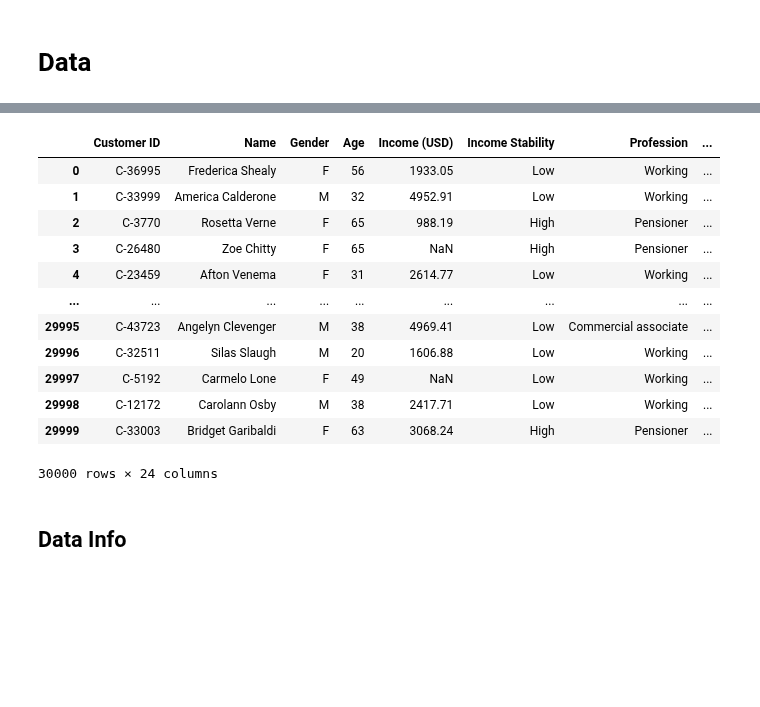
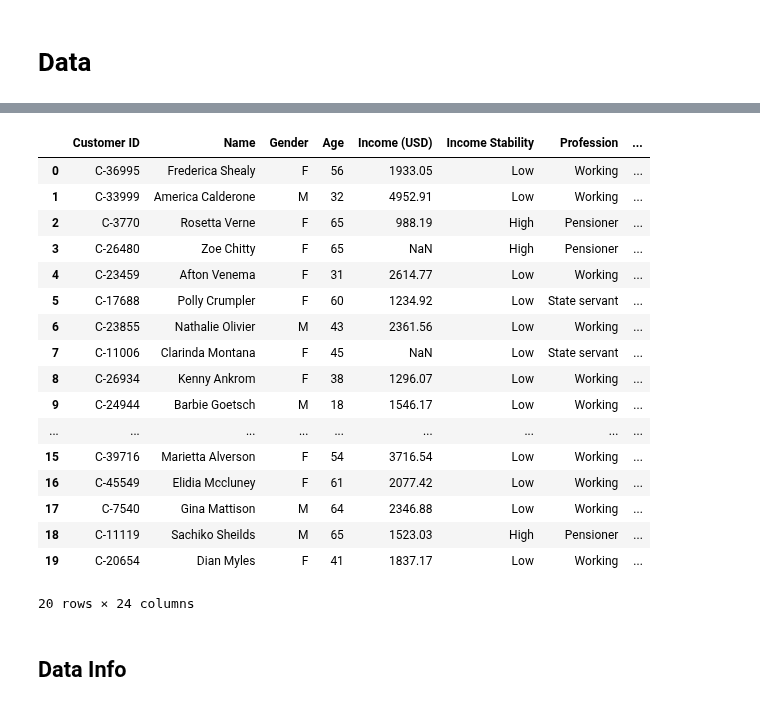
Before and after one commit to JonathanSuryaS/AOL---Machine-Learning, a Jupyter notebook: main.ipynb, the cells around one changed output, grey strips where cells are left out. Saved outputs shown, nothing was run; the diff lists cells and outputs as text; code cells hidden in the pictures; blank space fills up the shorter version.

```diff
--- a/main.ipynb
+++ b/main.ipynb
@@ -26,21 +26,26 @@ import seaborn as sns
 <img src="carHeader.png" alt="Library" width="1000" height="500"><br> -->
 # %%
 data = pd.read_csv('train.csv')
-data
+data.head(20)
 # %% [output]
 |  | Customer ID | Name | Gender | Age | Income (USD) | Income Stability | Profession | ... |
 | 0 | C-36995 | Frederica Shealy | F | 56 | 1933.05 | Low | Working | ... |
 | 1 | C-33999 | America Calderone | M | 32 | 4952.91 | Low | Working | ... |
 | 2 | C-3770 | Rosetta Verne | F | 65 | 988.19 | High | Pensioner | ... |
 | 3 | C-26480 | Zoe Chitty | F | 65 | NaN | High | Pensioner | ... |
 | 4 | C-23459 | Afton Venema | F | 31 | 2614.77 | Low | Working | ... |
+| 5 | C-17688 | Polly Crumpler | F | 60 | 1234.92 | Low | State servant | ... |
+| 6 | C-23855 | Nathalie Olivier | M | 43 | 2361.56 | Low | Working | ... |
+| 7 | C-11006 | Clarinda Montana | F | 45 | NaN | Low | State servant | ... |
+| 8 | C-26934 | Kenny Ankrom | F | 38 | 1296.07 | Low | Working | ... |
+| 9 | C-24944 | Barbie Goetsch | M | 18 | 1546.17 | Low | Working | ... |
 | ... | ... | ... | ... | ... | ... | ... | ... | ... |
-| 29995 | C-43723 | Angelyn Clevenger | M | 38 | 4969.41 | Low | Commercial associate | ... |
-| 29996 | C-32511 | Silas Slaugh | M | 20 | 1606.88 | Low | Working | ... |
-| 29997 | C-5192 | Carmelo Lone | F | 49 | NaN | Low | Working | ... |
-| 29998 | C-12172 | Carolann Osby | M | 38 | 2417.71 | Low | Working | ... |
-| 29999 | C-33003 | Bridget Garibaldi | F | 63 | 3068.24 | High | Pensioner | ... |
+| 15 | C-39716 | Marietta Alverson | F | 54 | 3716.54 | Low | Working | ... |
+| 16 | C-45549 | Elidia Mccluney | F | 61 | 2077.42 | Low | Working | ... |
+| 17 | C-7540 | Gina Mattison | M | 64 | 2346.88 | Low | Working | ... |
+| 18 | C-11119 | Sachiko Sheilds | M | 65 | 1523.03 | High | Pensioner | ... |
+| 19 | C-20654 | Dian Myles | F | 41 | 1837.17 | Low | Working | ... |
-30000 rows × 24 columns
+20 rows × 24 columns
 # %% [markdown]
 ## Data Info
 # %% [markdown]
```
Also changed, not shown: parts of 19 cells of this notebook, 2 other files.
